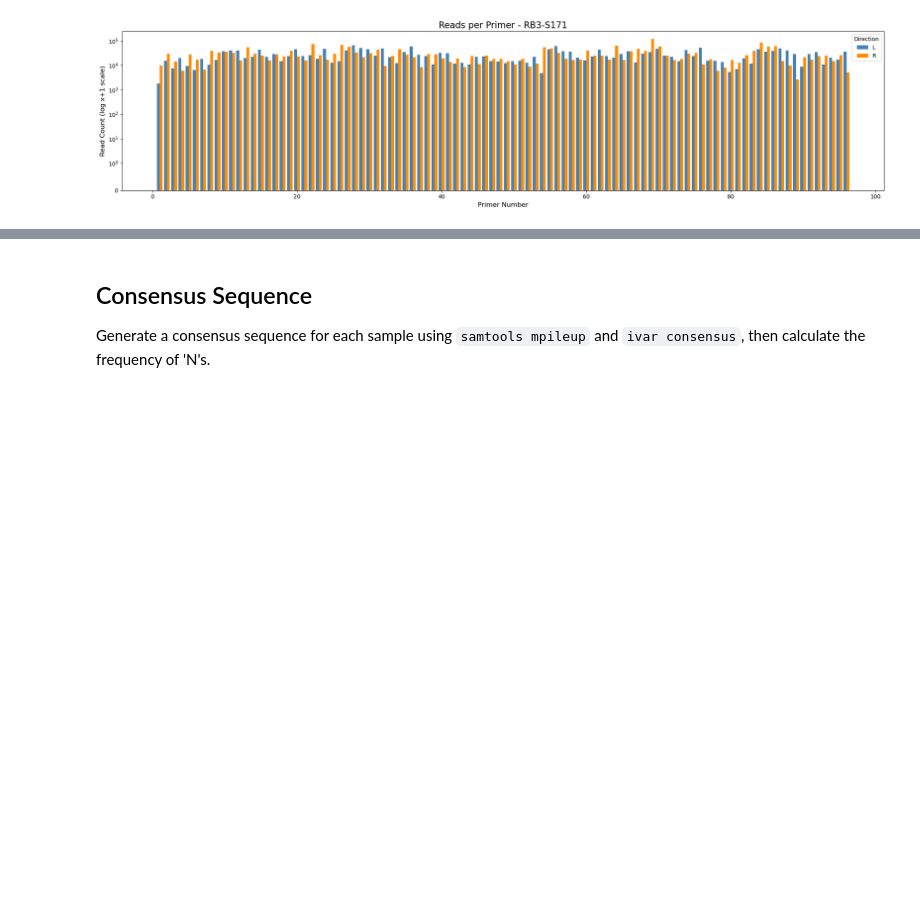
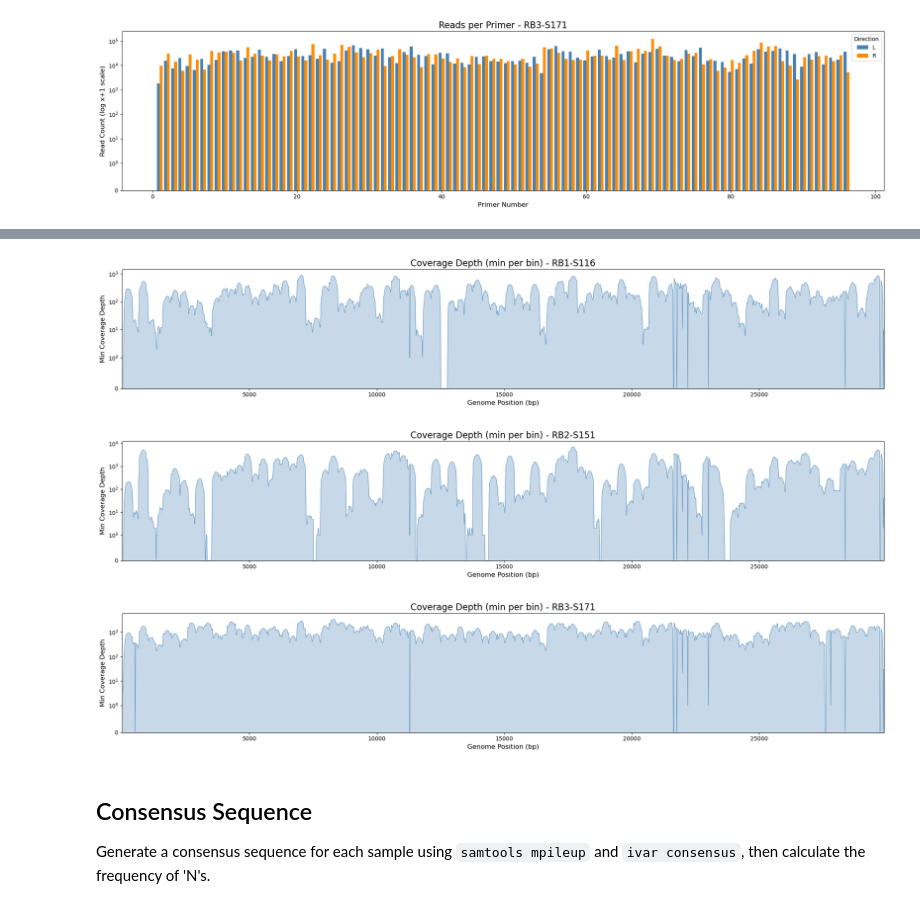
Before and after one commit to RByers/RespiCov-analyze, a Jupyter notebook: SC2Artic-Q11.ipynb, the cells around one changed output, grey strips where cells are left out. Drawn from its saved outputs; the diff is of its cells as text; code cells hidden in the pictures; blank space fills up the shorter version.

Commit message:
Add coverage depth

```diff
--- a/SC2Artic-Q11.ipynb
+++ b/SC2Artic-Q11.ipynb
@@ -401,3 +404,71 @@ else:
+# %%
+import numpy as np
+import matplotlib.pyplot as plt
+import subprocess, os
+
+def get_coverage_depth(sample, target_out_dir=out_dir):
+    """Run samtools depth and return arrays of positions and depths."""
+    final_bam = os.path.join(target_out_dir, f"{sample}.trimmed.sorted.bam")
+    if not os.path.exists(final_bam):
+        return None, None
+    # -a includes zero-coverage positions, -d 0 removes depth cap
+    cmd = f"samtools depth -a -d 0 {final_bam}"
+    res = subprocess.run(cmd, shell=True, capture_output=True, text=True, check=True)
+    positions = []
+    depths = []
+    for line in res.stdout.split('\n'):
+        parts = line.strip().split('\t')
+        if len(parts) >= 3:
+            try:
+                positions.append(int(parts[1]))
+                depths.append(int(parts[2]))
+            except ValueError:
+                pass
+    return np.array(positions), np.array(depths)
+
+def min_bin_downsample(positions, depths, n_bins=2000):
+    """Downsample by splitting into n_bins and taking the minimum depth per bin.
+    This preserves dropout visibility at any resolution."""
+    if len(positions) == 0:
+        return np.array([]), np.array([])
+    bin_edges = np.linspace(positions[0], positions[-1], n_bins + 1)
+    bin_indices = np.digitize(positions, bin_edges) - 1
+    bin_indices = np.clip(bin_indices, 0, n_bins - 1)
+    bin_pos = np.zeros(n_bins)
+    bin_depth = np.full(n_bins, np.nan)
+    for b in range(n_bins):
+        mask = bin_indices == b
+        if np.any(mask):
+            bin_pos[b] = positions[mask].mean()
+            bin_depth[b] = depths[mask].min()
+    # Drop empty bins
+    valid = ~np.isnan(bin_depth)
+    return bin_pos[valid], bin_depth[valid]
+
+for sample in samples:
+    positions, depths = get_coverage_depth(sample)
+    if positions is None or len(positions) == 0:
+        print(f"No coverage data for {sample}")
+        continue
+
+    bin_pos, bin_depth = min_bin_downsample(positions, depths, n_bins=2000)
+
+    fig, ax = plt.subplots(figsize=(20, 4))
+    ax.fill_between(bin_pos, bin_depth, alpha=0.3, color='steelblue')
+    ax.plot(bin_pos, bin_depth, linewidth=0.5, color='steelblue')
+
+    ax.set_yscale('symlog', linthresh=1)
+    ax.set_title(f"Coverage Depth (min per bin) - {sample}", fontsize=16)
+    ax.set_xlabel("Genome Position (bp)", fontsize=12)
+    ax.set_ylabel("Min Coverage Depth", fontsize=12)
+    ax.set_xlim(bin_pos[0], bin_pos[-1])
+    ax.set_ylim(bottom=0)
+    plt.tight_layout()
+    plt.show()
+# %% [output]
+[figure, added]
+[figure, added]
+[figure, added]
 # %% [markdown]
 ## Consensus Sequence
 Generate a consensus sequence for each sample using `samtools mpileup` and `ivar consensus`, then calculate the frequency of 'N's.
```
Also changed, not shown: parts of 2 cells of this notebook.
